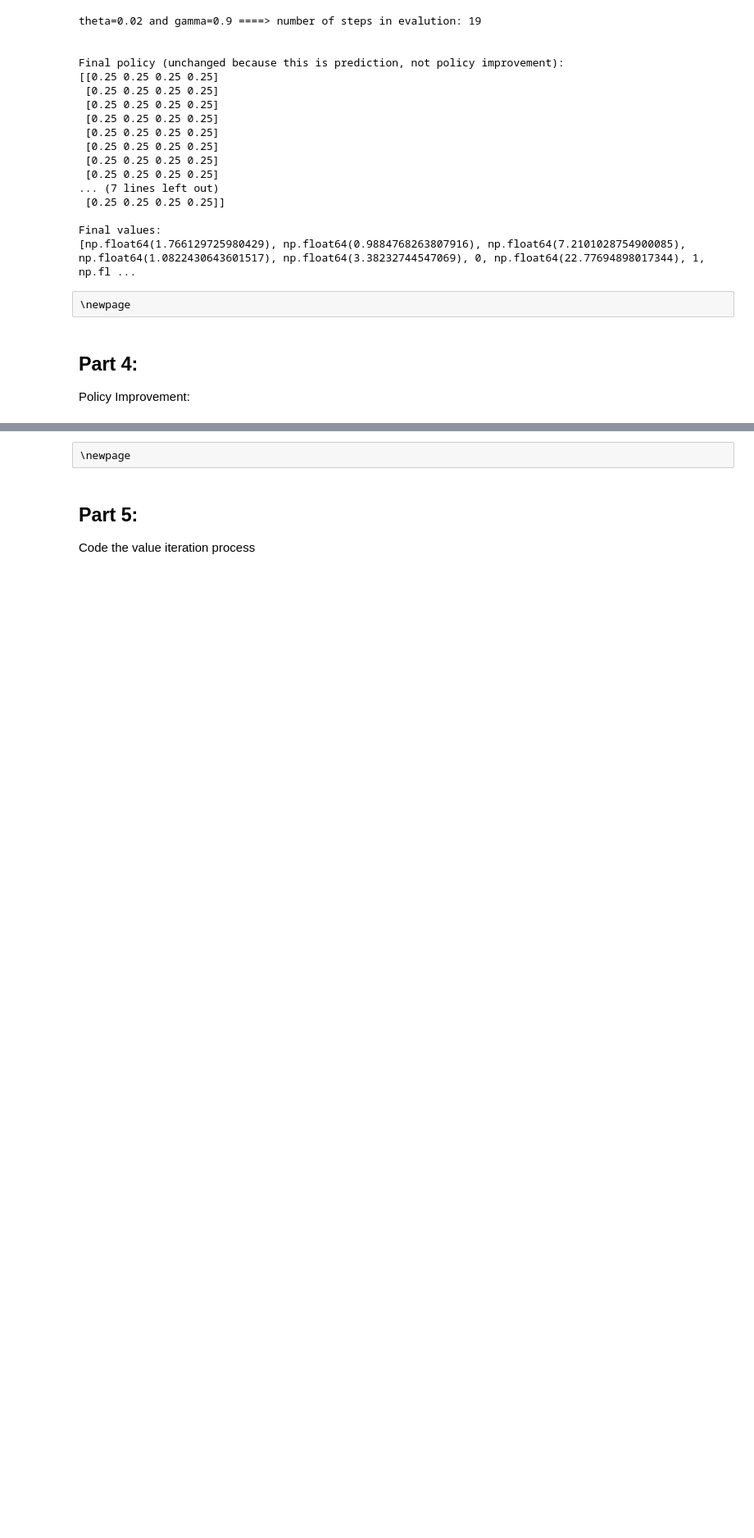
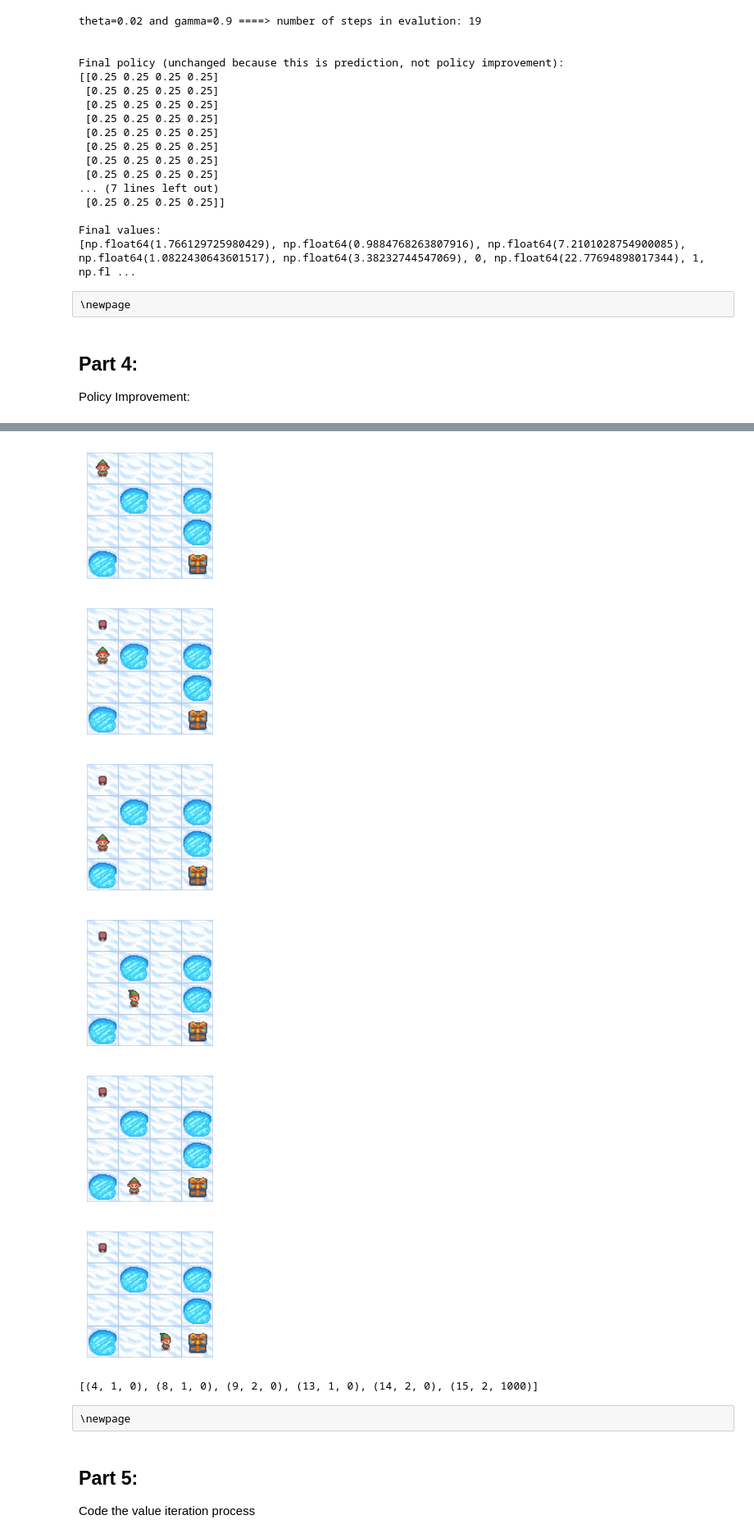
Before and after one commit to kagrawal7/rl_projects, a Jupyter notebook: frozen_lake/main.ipynb, the cells around one changed output, grey strips where cells are left out. Shown at 82% size. Drawn from its saved outputs; the diff is of its cells as text; code cells hidden in the pictures; blank space fills up the shorter version.

```diff
--- a/frozen_lake/main.ipynb
+++ b/frozen_lake/main.ipynb
@@ -351,0 +113,4 @@ Yay! You reached the goal!
+# %%
+deterministic_gpi_agent = DeterministicPI(env, gamma=0.9, theta=0.02)
+deterministic_gpi_agent.get_env_info(env)
+deterministic_gpi_agent.policy_iteration(print_num_iter=True)
@@ -352,3 +143,18 @@ Yay! You reached the goal!
+# %%
+rl_runner.run_episode(
+    agent=deterministic_gpi_agent,
+    seed=SEED,
+    render_fn=render_env_in_notebook,
+    render_each_step=True,
+)
+# %% [output]
+[figure, added]
+[figure, added]
+[figure, added]
+[figure, added]
+[figure, added]
+[figure, added]
+[(4, 1, 0), (8, 1, 0), (9, 2, 0), (13, 1, 0), (14, 2, 0), (15, 2, 1000)]
 # %% [raw]
 \newpage
 # %% [markdown]
```
Also changed, not shown: parts of 24 cells of this notebook.
